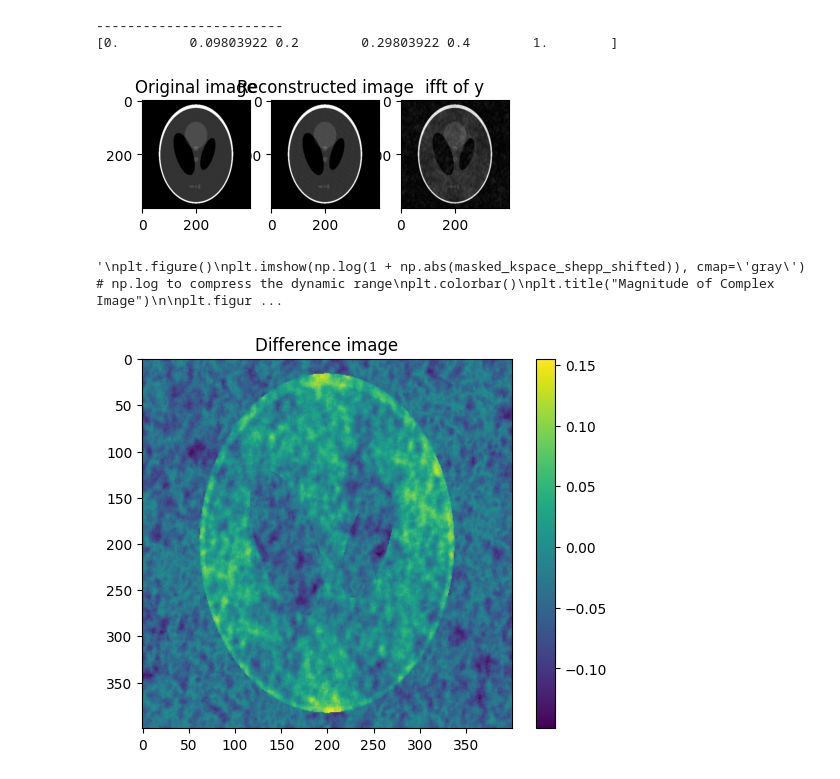
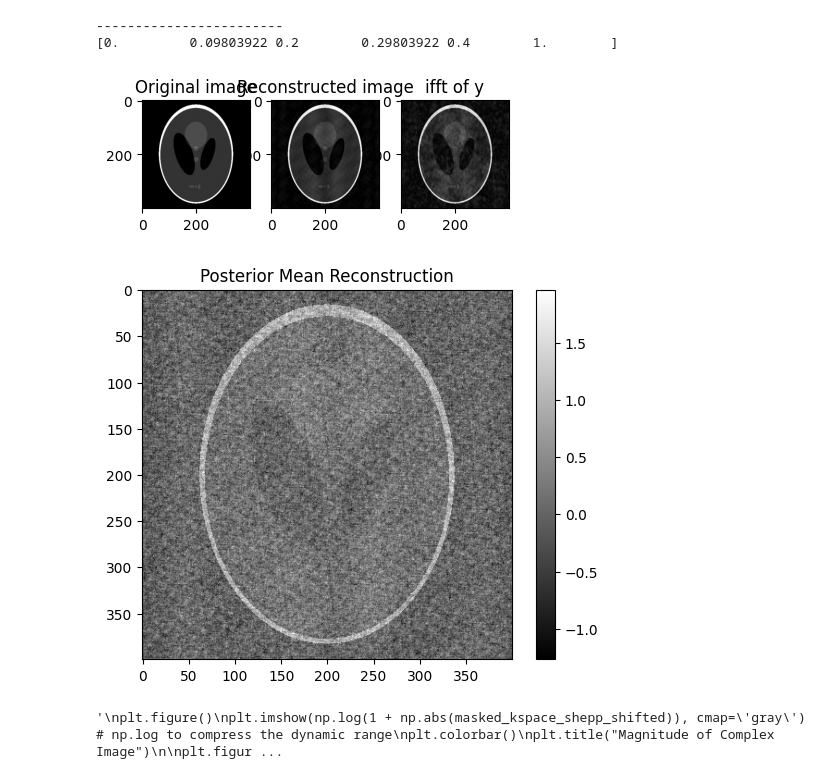
Before and after one commit to jkostaa/bachelor-thesis, a Jupyter notebook: sandbox.ipynb, the cells around one changed output. Saved outputs shown, nothing was run; the diff lists cells and outputs as text; code cells hidden in the pictures.

Commit message:
added Langevin

```diff
--- a/sandbox.ipynb
+++ b/sandbox.ipynb
@@ -18,7 +18,7 @@ column_mask = SimpleMask(2).mask_columns(shepp_logan)
 row_mask = SimpleMask(3).mask_rows(shepp_logan)
 bernoulli_mask = BernoulliMask(0.88, seed=30).generate(shepp_logan.shape)
 centered_bernoulli_mask = CenteredBernoulliMask(0.75, 0.25, seed=30).generate(shepp_logan.shape)
-vd_mask = VariableDensityMask('gaussian', 3, seed=30).generate(shepp_logan.shape)
+vd_mask = VariableDensityMask('gaussian', 2 , seed=30).generate(shepp_logan.shape)
 
 # the 'actual' measurement
 y = vd_mask * np.fft.fft2(shepp_logan)
@@ -32,6 +32,9 @@ map_estimator = MAPEstimator(vd_mask, 0.95, 0.01, 1e-2, 0.1, 100)
 
 img_reconstruct = map_estimator.subgradient_descent(y)
 
+samples = map_estimator.langevin_sampling(y, 150, 20, 3)
+posterior_mean = np.mean(samples, axis=0) # Compute a point estimate (e.g., posterior mean)
+posterior_std = np.std(samples, axis=0) # Estimate uncertainty (e.g., pixel-wise variance)
 
 '''
 kspace_shepp = np.fft.fft2(shepp_logan)
@@ -67,34 +70,47 @@ plt.imshow(np.abs(img_reconstruct), cmap='gray')
 plt.subplot(1, 4, 3)
 plt.title("ifft of y")
 plt.imshow(np.abs(np.fft.ifft2(y)), cmap='gray')
 #plt.subplot(1, 4, 4)
 #plt.title("x_init")
 #plt.imshow(np.random.rand(400,400), cmap='gray')
 plt.show()
 
-plt.imshow(img_reconstruct - np.abs(np.fft.ifft2(y)))
+#plt.imshow(img_reconstruct - np.abs(np.fft.ifft2(y)))
 #plt.imshow(img_reconstruct - x_init)
-plt.title("Difference image")
+#plt.title("Difference image")
+#plt.colorbar()
+
+
+#langevin
+plt.imshow(posterior_mean, cmap='gray')
+plt.title('Posterior Mean Reconstruction')
 plt.colorbar()
+plt.show()
+
+#plt.imshow(posterior_std, cmap='hot')
+#plt.title('Uncertainty Map')
+#plt.colorbar()
+#plt.show()
+
 '''
 plt.figure()
 plt.imshow(np.log(1 + np.abs(masked_kspace_shepp_shifted)), cmap='gray') # np.log to compress the dynamic range
 plt.colorbar()
 plt.title("Magnitude of Complex Image")
 
 plt.figure()
 plt.imshow(np.angle(masked_kspace_shepp_shifted), cmap='twilight', vmin=-np.pi, vmax=np.pi)
 plt.colorbar()
 plt.title("Phase of Complex Image")
 
 plt.figure()
 plt.imshow(masked_reconstructed)
 
 plt.show()
 '''
 # %% [output]
 ------------------------
 [0.         0.09803922 0.2        0.29803922 0.4        1.        ]
 [figure]
+[figure, new version]
 '\nplt.figure()\nplt.imshow(np.log(1 + np.abs(masked_kspace_shepp_shifted)), cmap=\'gray\') # np.log to compress the dynamic range\nplt.colorbar()\nplt.title("Magnitude of Complex Image")\n\nplt.figur ...
-[figure, old version]
```
Also changed, not shown: 3 other files.
